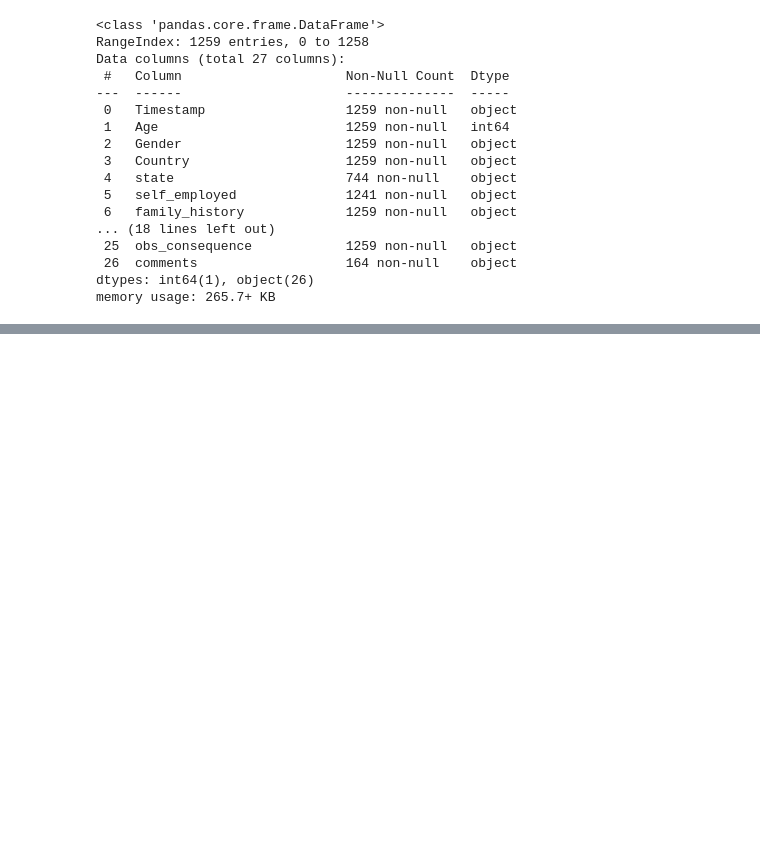
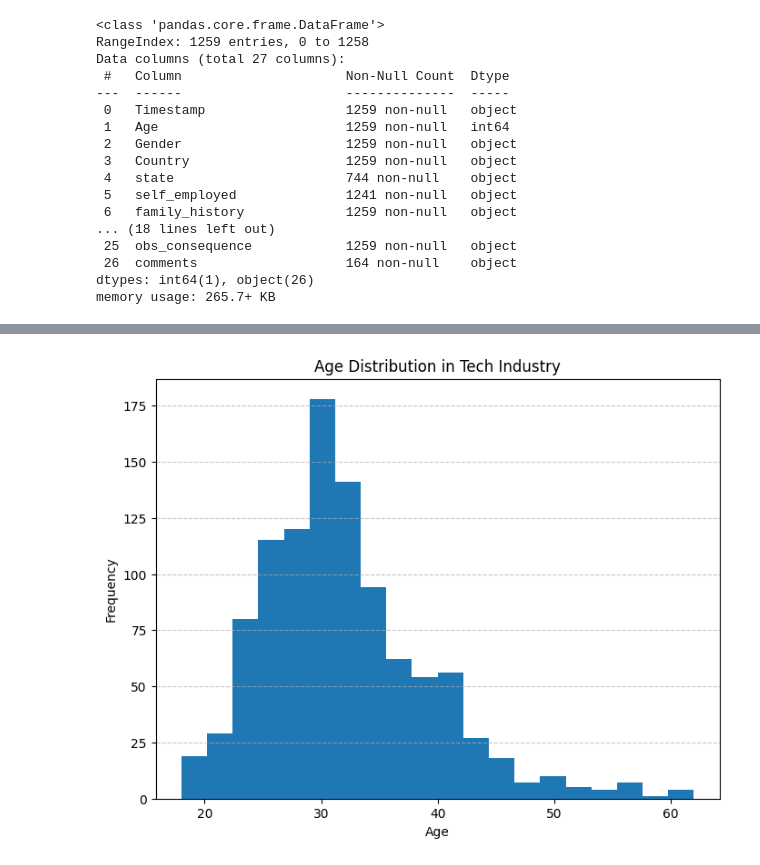
Before and after one commit to AnastasiaSkaliy/DI-Bootcamp, a Jupyter notebook: week4/day5/miniproject/miniproject.ipynb, the cells around one changed output, grey strips where cells are left out. Drawn from its saved outputs; the diff is of its cells as text; code cells hidden in the pictures; blank space fills up the shorter version.

```diff
--- a/week4/day5/miniproject/miniproject.ipynb
+++ b/week4/day5/miniproject/miniproject.ipynb
@@ -53,0 +153,6 @@ memory usage: 265.7+ KB
+# %%
+df['self_employed'].fillna('NA', inplace=True) #replace missing data in 'self_employed' column with 'NA'
+# %%
+df['work_interfere'].fillna('NA', inplace=True) #replace missing data in 'work_interfere' column with 'NA'
+# %%
+df['state'].fillna('NA', inplace=True) #replace missing data in 'state' column with 'NA'
@@ -53,0 +228,6 @@ memory usage: 265.7+ KB
+# %%
+valid_age_range = df[(df['Age'] >= 20) & (df['Age'] <= 85)]['Age']
+mean_age = valid_age_range.mean() # Calculate the mean of valid ages
+df.loc[df['Age'] < 18, 'Age'] = mean_age  # Replace ages below 20
+df.loc[df['Age'] > 85, 'Age'] = mean_age  # Replace ages above 85 or any other threshold
+df['Age']
@@ -73,0 +279,13 @@ Name: Age, dtype: int64
+# %%
+import matplotlib.pyplot as plt
+tech_data = df[df['tech_company'] == 'Yes'] #Filter for rows where 'tech_company' is 'Yes'
+tech_age = tech_data['Age'] #Extracting ages for 'Yes' in 'tech_company'
+plt.figure(figsize=(8, 6))
+plt.hist(tech_age, bins=20)
+plt.title('Age Distribution in Tech Industry')
+plt.xlabel('Age')
+plt.ylabel('Frequency')
+plt.grid(axis='y', linestyle='--', alpha=0.7)
+plt.show()
+# %% [output]
+[figure, added]
```
Also changed, not shown: parts of 37 cells of this notebook, 1 other file.
